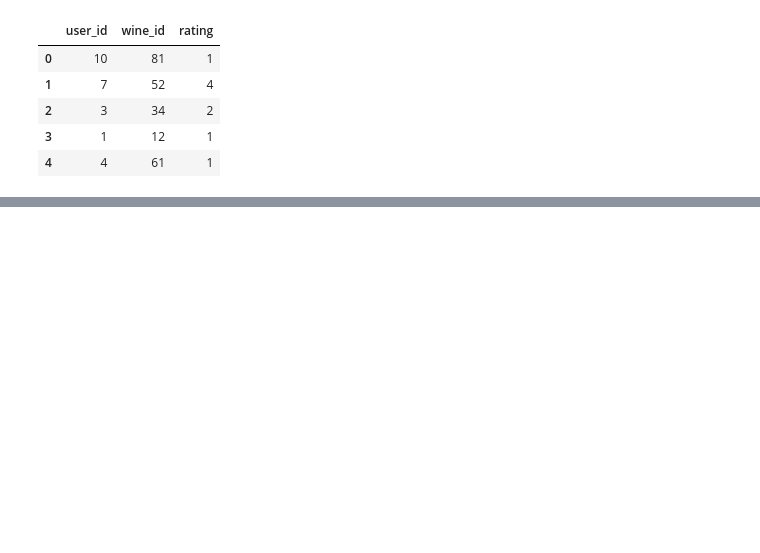
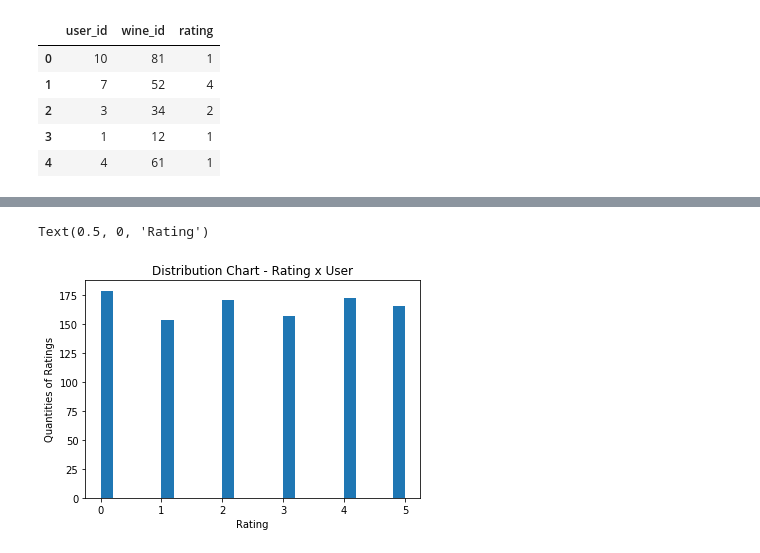
Before and after one commit to copquesz/LiveDWine, a Jupyter notebook: Wine_Recommendation.ipynb, the cells around one changed output, grey strips where cells are left out. Drawn from its saved outputs; the diff is of its cells as text; code cells hidden in the pictures; blank space fills up the shorter version.

```diff
--- a/Wine_Recommendation.ipynb
+++ b/Wine_Recommendation.ipynb
@@ -28,9 +29,10 @@ wines.head()
 | 3 | 4 | Anciano Gran Reserva 10 years Val... | Tinto | Espanha | Valdepenas | 13.0 | Anciano | 17 | 750 | 2007.0 |
 | 4 | 5 | Mil Raices Selección Especial Cab... | Tinto | Chile | NaN | 13.0 | Mil Raices | 17 | 750 | NaN |
 # %%
-matrix_col = ['user_id', 'wine_id', 'rating']
-matrix = pd.read_csv('data/matrix.csv', sep=';', names=matrix_col, encoding=my_encoding, engine='python')
-matrix.head()
+# Import matrix dataset
+ratings_col = ['user_id', 'wine_id', 'rating']
+ratings = pd.read_csv('data/ratings.csv', sep=';', names=ratings_col, encoding=my_encoding, engine='python')
+ratings.head()
 # %% [output]
 |  | user_id | wine_id | rating |
 | 0 | 10 | 81 | 1 |
@@ -40,0 +106,9 @@ matrix.head()
+# %%
+# Distribution Chart - Rating x User
+ratings.rating.plot.hist(bins = 25)
+plt.title('Distribution Chart - Rating x User')
+plt.ylabel('Quantities of Ratings')
+plt.xlabel('Rating')
+# %% [output]
+Text(0.5, 0, 'Rating')
+[figure, added]
```
Also changed, not shown: parts of 11 cells of this notebook, 1 other file.
